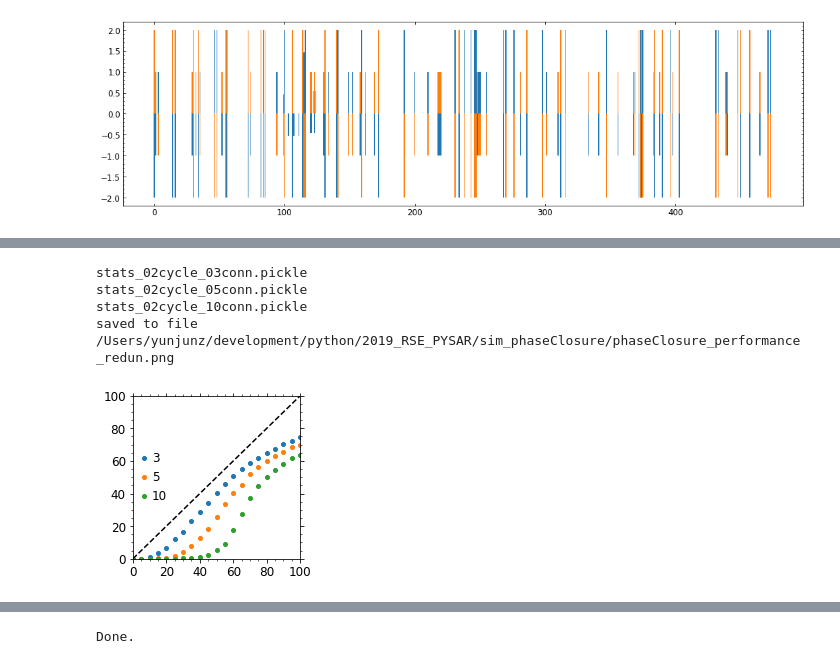
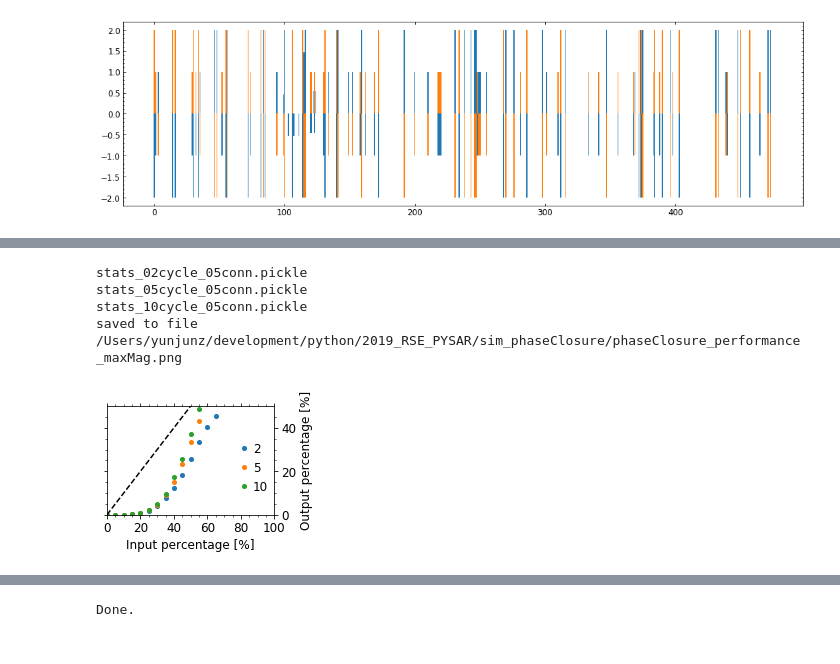
Before and after one commit to geodesymiami/Yunjun_et_al-2019-MintPy, a Jupyter notebook: Fig_04_sim_phaseClosure.ipynb, the cells around one changed output, grey strips where cells are left out. Saved outputs shown, nothing was run; the diff lists cells and outputs as text; code cells hidden in the pictures.

```diff
--- a/Fig_04_sim_phaseClosure.ipynb
+++ b/Fig_04_sim_phaseClosure.ipynb
@@ -178,39 +219,41 @@ saved to file /Users/yunjunz/development/python/2019_RSE_PYSAR/sim_phaseClosure/
 # %%
-## Fig. 4b - performance as a function of input error percentage
-fig, ax = plt.subplots(figsize=[3,3])
+# Fig. 4c - performance as a function of input error magnitude
+fig, ax = plt.subplots(figsize=[3, 2])
 
 # plot various number of connections
-num_cycle = '02'
-for i, num_conn in enumerate(['03', '05', '10']):
+num_conn = '05'
+for i, num_cycle in enumerate(['02', '05', '10']):
     pfile = 'stats_{}cycle_{}conn.pickle'.format(num_cycle, num_conn)
     print(pfile)
     with open(pfile, 'rb') as f:
         ds = pickle.load(f)
-    ax.plot(ds['percentage0'], ds['percentage1'], 'o', ms=2**2, color=pp.mplColors[i], label=int(num_conn))
+    ax.plot(ds['percentage0'], ds['percentage1'], 'o', ms=2**2, color=pp.mplColors[i], label=int(num_cycle))
 
 ax.plot(np.array([0,1]), np.array([0,1]), 'k--')
 
 # axis format
 ax.set_xlim(0,1)
-ax.set_ylim(0,1)
-#ax.yaxis.tick_right()
-#ax.yaxis.set_label_position("right")
+ax.set_ylim(0,0.5)
+ax.set_xlabel('Input percentage [%]', fontsize=font_size)
+ax.set_ylabel('Output percentage [%]', fontsize=font_size)
+ax.yaxis.tick_right()
+ax.yaxis.set_label_position("right")
 ax.tick_params(which='both', direction='out', labelsize=font_size, bottom=True, top=True, left=True, right=True)
 ax.xaxis.set_major_locator(ticker.MaxNLocator(6))
 ax.xaxis.set_minor_locator(ticker.AutoMinorLocator())
 ax.yaxis.set_minor_locator(ticker.AutoMinorLocator())
 ax.set_xticklabels(['{:d}'.format(int(x*100.)) for x in ax.get_xticks()])
 ax.set_yticklabels(['{:d}'.format(int(x*100.)) for x in ax.get_yticks()])
-ax.legend(loc='center left', frameon=False, fontsize=font_size, borderaxespad=-0.5, handletextpad=-0.3)
+ax.legend(loc=(0.72,0.15), frameon=False, fontsize=font_size, handletextpad=-0.3)
 
 # save
-out_file = os.path.join(work_dir, 'phaseClosure_performance_redun.png')
+out_file = os.path.join(work_dir, 'phaseClosure_performance_maxMag.png')
 plt.savefig(out_file, bbox_inches='tight', transparent=True, dpi=fig_dpi)
 print('saved to file', out_file)
 plt.show()
 # %% [output]
-stats_02cycle_03conn.pickle
 stats_02cycle_05conn.pickle
-stats_02cycle_10conn.pickle
-saved to file /Users/yunjunz/development/python/2019_RSE_PYSAR/sim_phaseClosure/phaseClosure_performance_redun.png
+stats_05cycle_05conn.pickle
+stats_10cycle_05conn.pickle
+saved to file /Users/yunjunz/development/python/2019_RSE_PYSAR/sim_phaseClosure/phaseClosure_performance_maxMag.png
-[figure, old version]
+[figure, new version]
```
Also changed, not shown: parts of 6 cells of this notebook, 9 other files.
